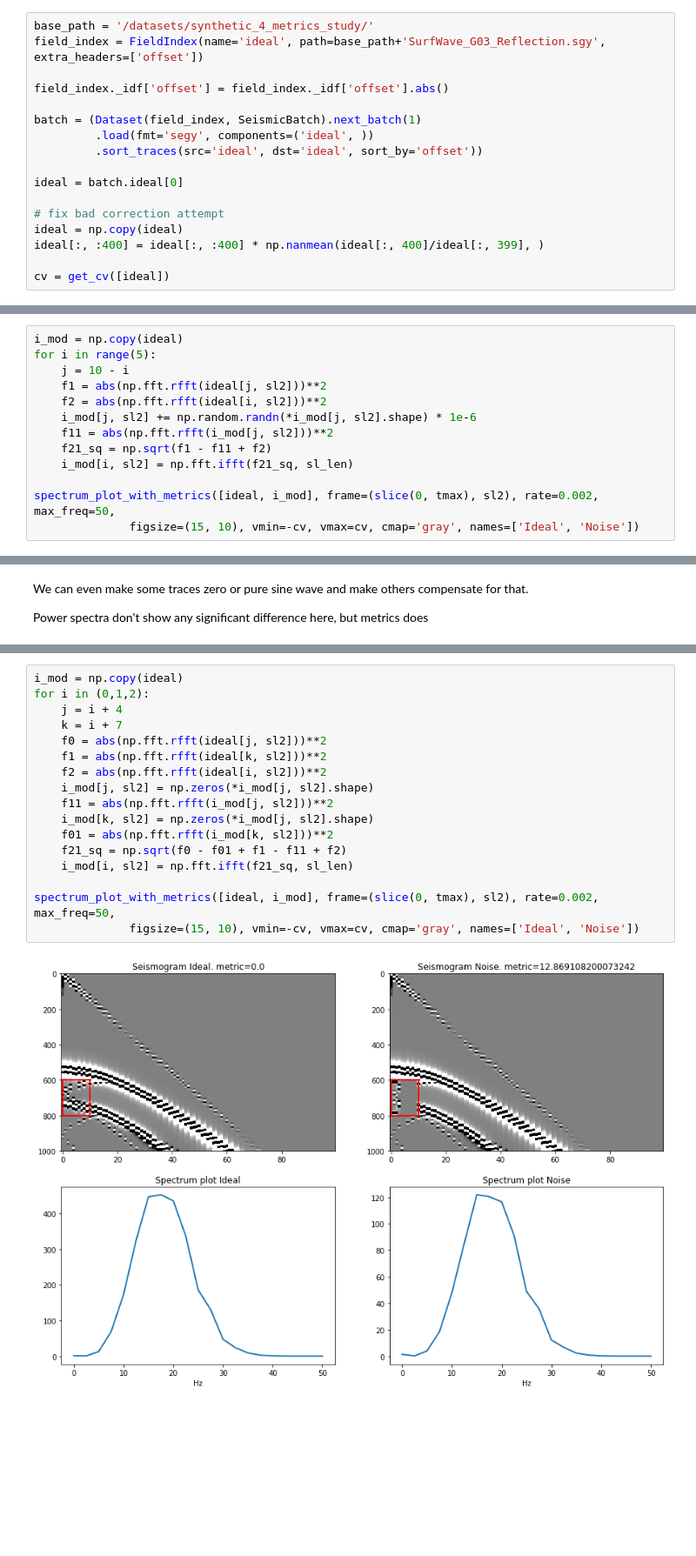
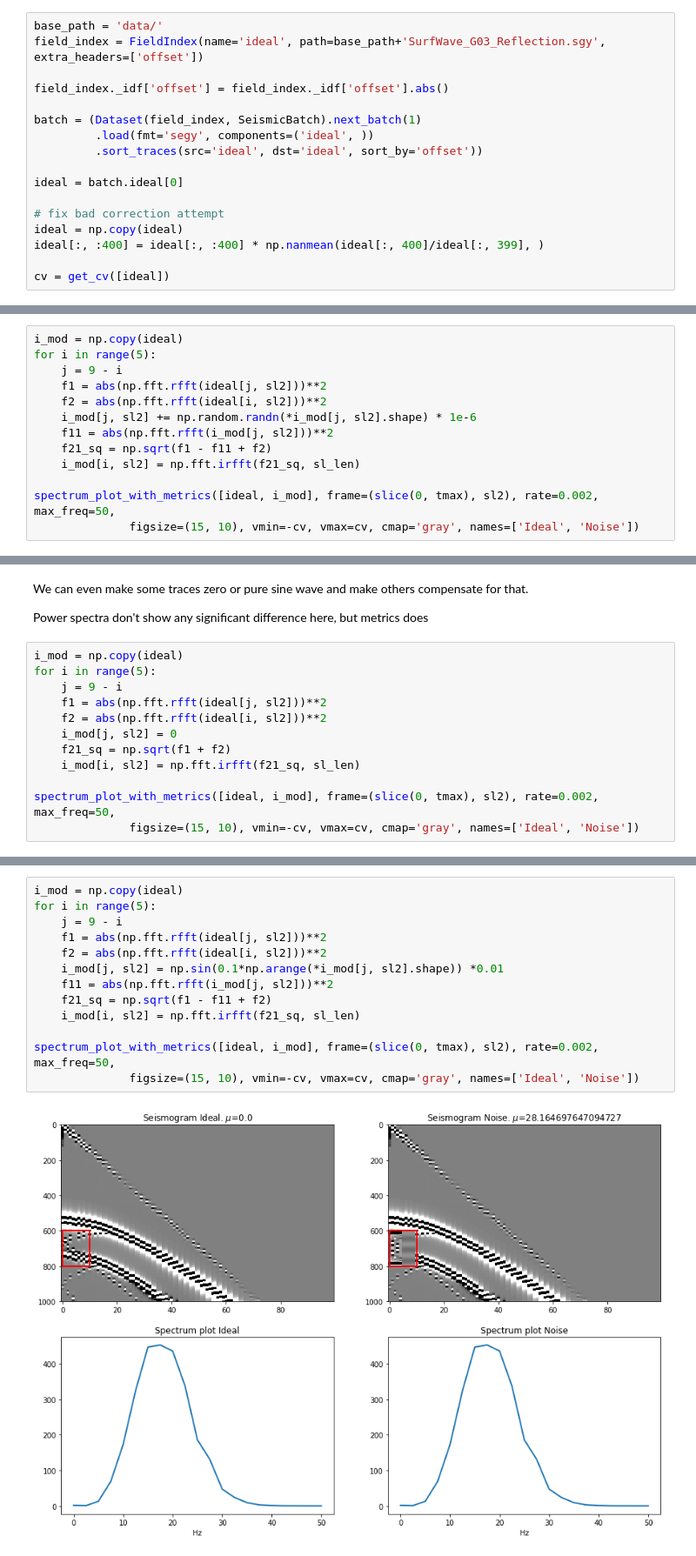
Before and after one commit to sadaqatali2027/SeismicPro-1, a Jupyter notebook: metrics_study/simple_synthetics_study.ipynb, the cells around one changed output, grey strips where cells are left out. Shown: that part at 87% size. Cells and saved outputs as stored; diff of their text form; blank space fills up the shorter version.

```diff
--- a/metrics_study/simple_synthetics_study.ipynb
+++ b/metrics_study/simple_synthetics_study.ipynb
@@ -66,7 +29,7 @@ def spectrum_plot_with_metrics(arrs, frame, rate, max_freq=None, names=None,
 # %% [markdown]
 Load test data with sythesized seismogram for very simple geology and compute some parameters
 # %%
-base_path = '/datasets/synthetic_4_metrics_study/'
+base_path = 'data/'
 field_index = FieldIndex(name='ideal', path=base_path+'SurfWave_G03_Reflection.sgy', extra_headers=['offset'])
 
 field_index._idf['offset'] = field_index._idf['offset'].abs()
@@ -112,13 +75,13 @@ Metric is sensitive to the difference
 # %%
 i_mod = np.copy(ideal)
 for i in range(5):
-    j = 10 - i
+    j = 9 - i
     f1 = abs(np.fft.rfft(ideal[j, sl2]))**2
     f2 = abs(np.fft.rfft(ideal[i, sl2]))**2
     i_mod[j, sl2] += np.random.randn(*i_mod[j, sl2].shape) * 1e-6
     f11 = abs(np.fft.rfft(i_mod[j, sl2]))**2
     f21_sq = np.sqrt(f1 - f11 + f2)
-    i_mod[i, sl2] = np.fft.ifft(f21_sq, sl_len)
+    i_mod[i, sl2] = np.fft.irfft(f21_sq, sl_len)
 
 spectrum_plot_with_metrics([ideal, i_mod], frame=(slice(0, tmax), sl2), rate=0.002, max_freq=50,
               figsize=(15, 10), vmin=-cv, vmax=cv, cmap='gray', names=['Ideal', 'Noise'])
@@ -130,3 +93,15 @@ spectrum_plot_with_metrics([ideal, i_mod], frame=(slice(0, tmax), sl2), rate=0.0
 We can even make some traces zero or pure sine wave and make others compensate for that.
 
 Power spectra don't show any significant difference here, but metrics does
+# %%
+i_mod = np.copy(ideal)
+for i in range(5):
+    j = 9 - i
+    f1 = abs(np.fft.rfft(ideal[j, sl2]))**2
+    f2 = abs(np.fft.rfft(ideal[i, sl2]))**2
+    i_mod[j, sl2] = 0
+    f21_sq = np.sqrt(f1 + f2)
+    i_mod[i, sl2] = np.fft.irfft(f21_sq, sl_len)
+
+spectrum_plot_with_metrics([ideal, i_mod], frame=(slice(0, tmax), sl2), rate=0.002, max_freq=50,
+              figsize=(15, 10), vmin=-cv, vmax=cv, cmap='gray', names=['Ideal', 'Noise'])
@@ -133,19 +110,15 @@ Power spectra don't show any significant difference here, but metrics does
 # %%
 i_mod = np.copy(ideal)
-for i in (0,1,2):
-    j = i + 4
-    k = i + 7
-    f0 = abs(np.fft.rfft(ideal[j, sl2]))**2
-    f1 = abs(np.fft.rfft(ideal[k, sl2]))**2
+for i in range(5):
+    j = 9 - i
+    f1 = abs(np.fft.rfft(ideal[j, sl2]))**2
     f2 = abs(np.fft.rfft(ideal[i, sl2]))**2
-    i_mod[j, sl2] = np.zeros(*i_mod[j, sl2].shape)
+    i_mod[j, sl2] = np.sin(0.1*np.arange(*i_mod[j, sl2].shape)) *0.01
     f11 = abs(np.fft.rfft(i_mod[j, sl2]))**2
-    i_mod[k, sl2] = np.zeros(*i_mod[j, sl2].shape)
-    f01 = abs(np.fft.rfft(i_mod[k, sl2]))**2
-    f21_sq = np.sqrt(f0 - f01 + f1 - f11 + f2)
-    i_mod[i, sl2] = np.fft.ifft(f21_sq, sl_len)
+    f21_sq = np.sqrt(f1 - f11 + f2)
+    i_mod[i, sl2] = np.fft.irfft(f21_sq, sl_len)
 
 spectrum_plot_with_metrics([ideal, i_mod], frame=(slice(0, tmax), sl2), rate=0.002, max_freq=50,
               figsize=(15, 10), vmin=-cv, vmax=cv, cmap='gray', names=['Ideal', 'Noise'])
 # %% [output]
-[figure, old version]
+[figure, new version]
```
Also changed, not shown: parts of 10 cells of this notebook.
